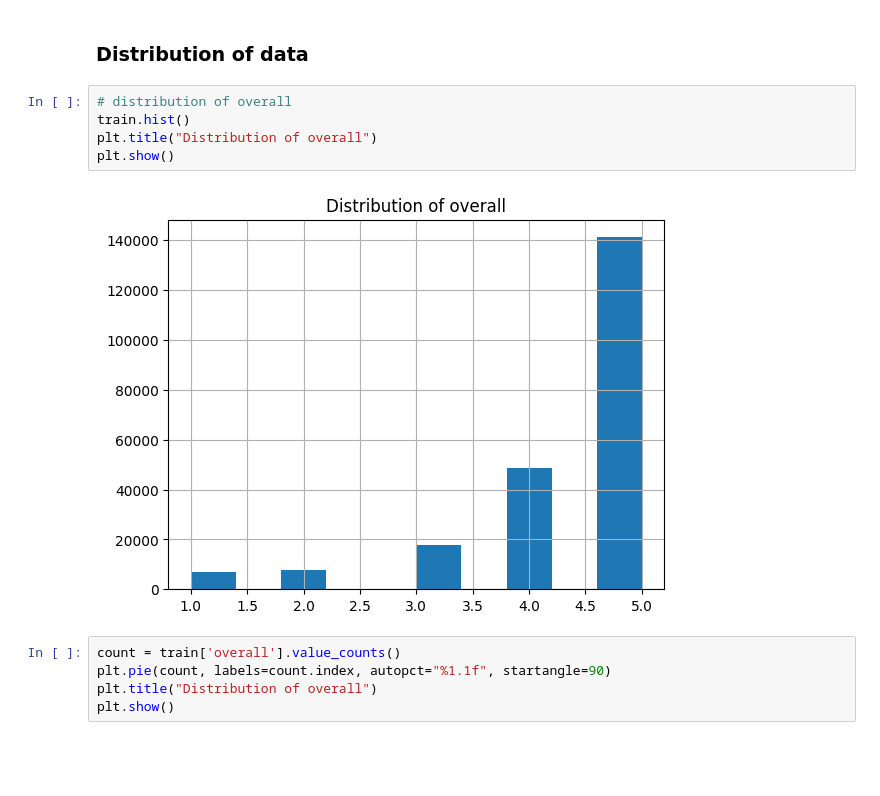
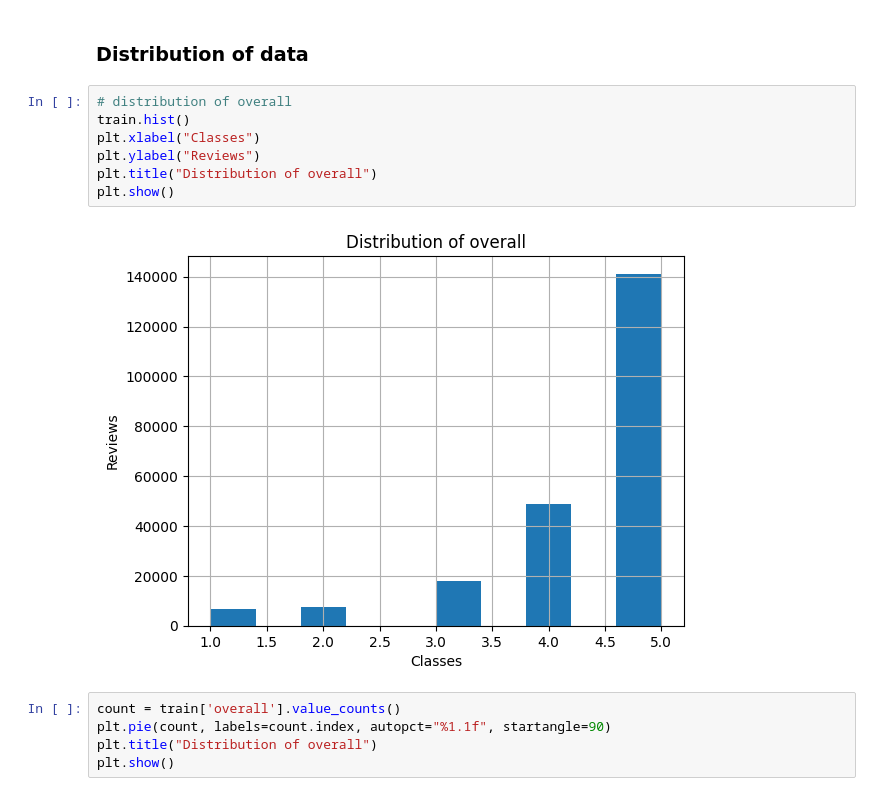
Before and after one commit to psychoanalyzing-twitter/amazon-review-analysis, a Jupyter notebook: cw2.ipynb, the cells around one changed output. Drawn from its saved outputs; the diff is of its cells as text; blank space fills up the shorter version.

```diff
--- a/cw2.ipynb
+++ b/cw2.ipynb
@@ -63,10 +65,12 @@ These tables give us the initial information we need about the dataset - it has
 # %%
 # distribution of overall
 train.hist()
+plt.xlabel("Classes")
+plt.ylabel("Reviews")
 plt.title("Distribution of overall")
 plt.show()
 # %% [output]
-[figure, old version]
+[figure, new version]
 # %%
 count = train['overall'].value_counts()
 plt.pie(count, labels=count.index, autopct="%1.1f", startangle=90)
```
Also changed, not shown: parts of 3 cells of this notebook.
